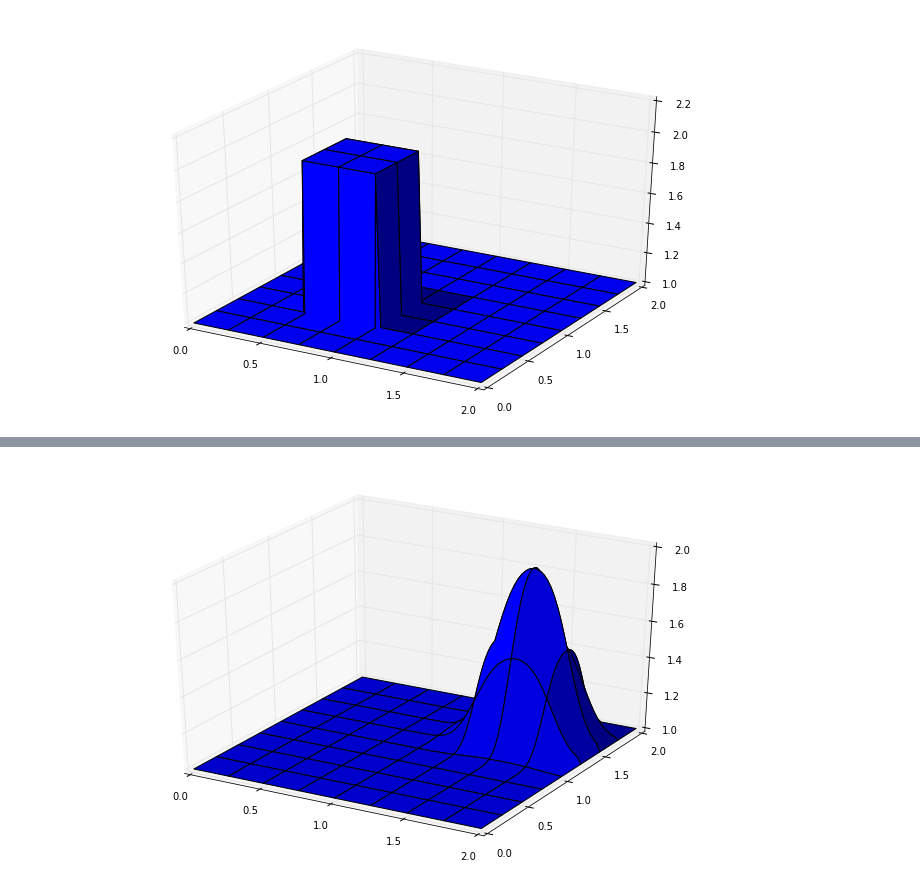
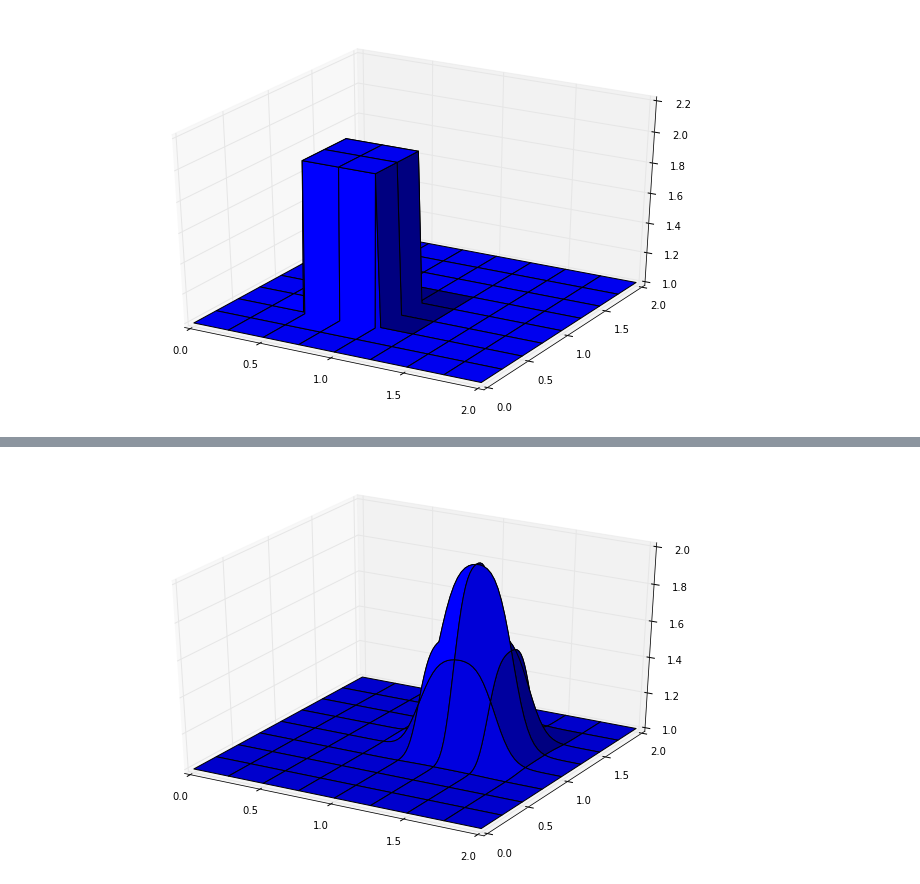
Before and after one commit to barbagroup/CFDPython, a Jupyter notebook: Step 5.ipynb, the cells around one changed output, grey strips where cells are left out. Drawn from its saved outputs; the diff is of its cells as text; code cells hidden in the pictures.

```diff
--- a/Step 5.ipynb
+++ b/Step 5.ipynb
@@ -35,9 +35,7 @@ $$u = 1\ for \bigg[
 x =  0,\ 2 \cr
 y =  0,\ 2 \end{matrix}$$
 # %%
-from mpl_toolkits.mplot3d import Axes3D
-from matplotlib import cm
-from matplotlib.ticker import LinearLocator, FormatStrFormatter
+from mpl_toolkits.mplot3d import Axes3D    ##New Library required for projected 3d plots
 
 import numpy as np
 import matplotlib.pyplot as plt
@@ -45,7 +43,7 @@ import matplotlib.pyplot as plt
 ###variable declarations
 nx = 81
 ny = 81
-nt = 150
+nt = 100
 c = 1
 dx = 2.0/(nx-1)
 dy = 2.0/(ny-1)
@@ -71,0 +102,14 @@ surf = ax.plot_surface(X,Y,u[:])
+# %%
+for n in range(nt+1): ##loop across number of time steps
+    un[:] = u[:]
+    for i in range(1, len(u)):
+        for j in range(1, len(u)):
+            u[i,j] = un[i, j] - (c*dt/dx*(un[i,j] - un[i-1,j]))-(c*dt/dy*(un[i,j]-un[i,j-1]))
+            u[0,:] = 1
+            u[-1,:] = 1
+            u[:,0] = 1
+            u[:,-1] = 1
+
+fig = plt.figure(figsize=(11,7), dpi=100)
+ax = fig.gca(projection='3d')
+surf2 = ax.plot_surface(X,Y,u[:])
@@ -72,14 +118,17 @@ surf = ax.plot_surface(X,Y,u[:])
 # %%
+u = np.ones((ny,nx))
+u[.5/dy:1/dy+1,.5/dx:1/dx+1]=2
+
 for n in range(nt+1): ##loop across number of time steps
     un[:] = u[:]
     u[1:,1:]=un[1:,1:]-(c*dt/dx*(un[1:,1:]-un[0:-1,1:]))-(c*dt/dy*(un[1:,1:]-un[1:,0:-1]))
-    u[1,:] = 1
+    u[0,:] = 1
     u[-1,:] = 1
-    u[:,1] = 1
+    u[:,0] = 1
     u[:,-1] = 1
 
 fig = plt.figure(figsize=(11,7), dpi=100)
 ax = fig.gca(projection='3d')
 surf2 = ax.plot_surface(X,Y,u[:])
 # %% [output]
-[figure, old version]
+[figure, new version]
```
Also changed, not shown: parts of 7 cells of this notebook.
